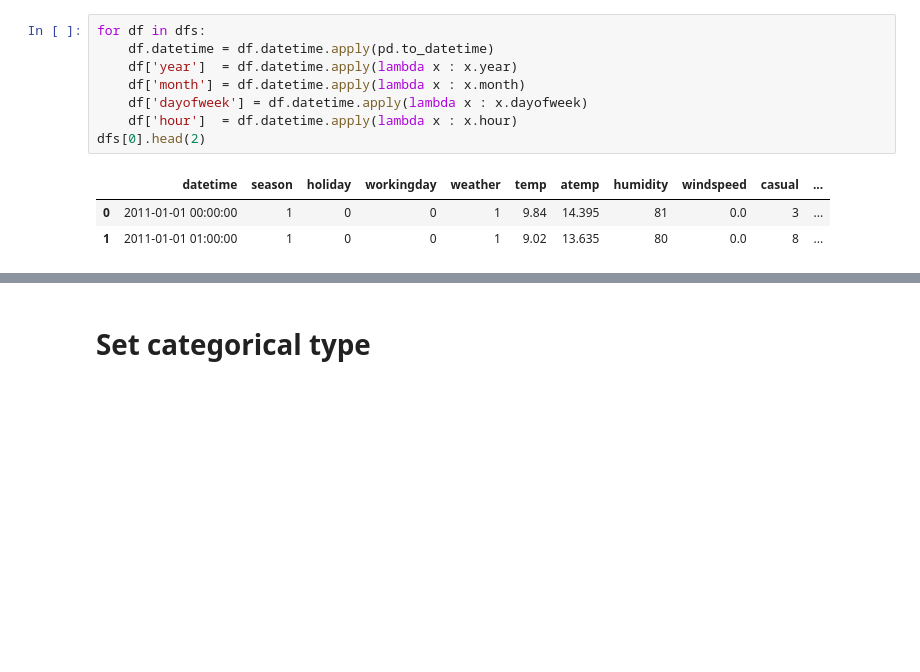
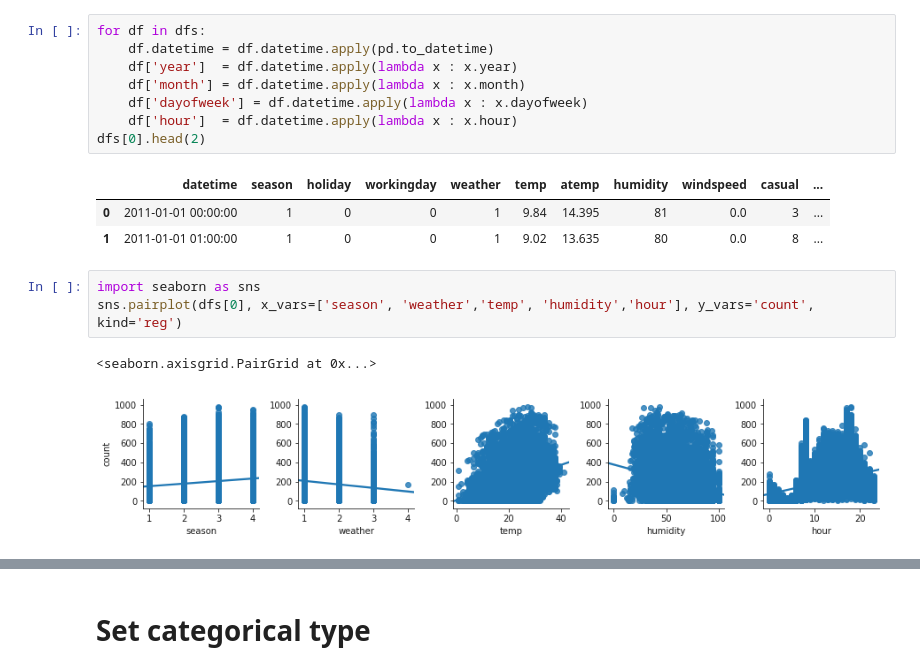
Before and after one commit to girenok77/Data-science-internship, a Jupyter notebook: Bike-Sharing-Demand/bikes.ipynb, the cells around one changed output, grey strips where cells are left out. Drawn from its saved outputs; the diff is of its cells as text; blank space fills up the shorter version.

```diff
--- a/Bike-Sharing-Demand/bikes.ipynb
+++ b/Bike-Sharing-Demand/bikes.ipynb
@@ -25,3 +25,9 @@ dfs[0].head(2)
 |  | datetime | season | holiday | workingday | weather | temp | atemp | humidity | windspeed | casual | ... |
 | 0 | 2011-01-01 00:00:00 | 1 | 0 | 0 | 1 | 9.84 | 14.395 | 81 | 0.0 | 3 | ... |
 | 1 | 2011-01-01 01:00:00 | 1 | 0 | 0 | 1 | 9.02 | 13.635 | 80 | 0.0 | 8 | ... |
+# %%
+import seaborn as sns
+sns.pairplot(dfs[0], x_vars=['season', 'weather','temp', 'humidity','hour'], y_vars='count', kind='reg')
+# %% [output]
+<seaborn.axisgrid.PairGrid at 0x...>
+[figure, added]
```
Also changed, not shown: parts of 2 cells of this notebook.
